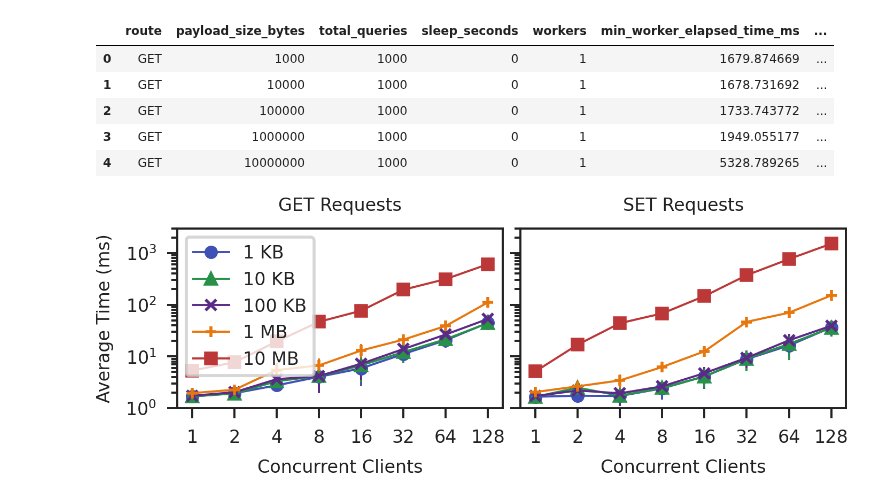
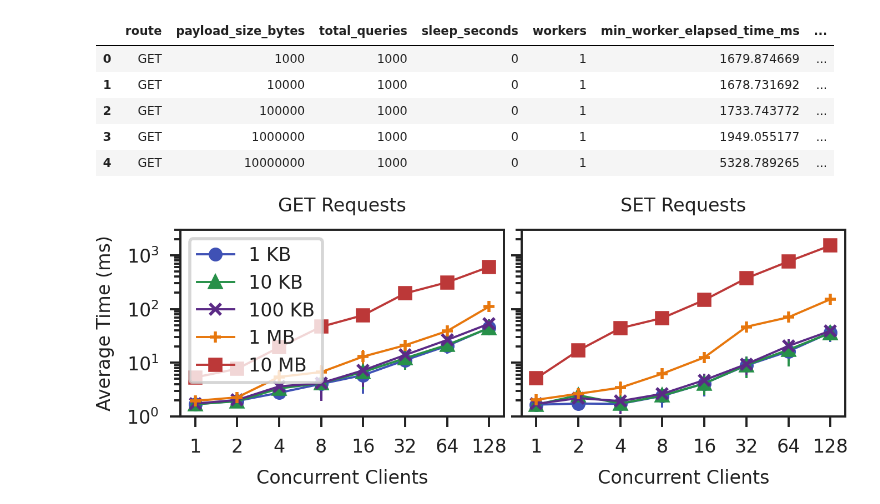
Before and after one commit to proxystore/sc23-evaluation, a Jupyter notebook: 3-endpoint-performance-client-access.ipynb, the cells around one changed output. Saved outputs shown, nothing was run; the diff lists cells and outputs as text; code cells hidden in the pictures.

```diff
--- a/3-endpoint-performance-client-access.ipynb
+++ b/3-endpoint-performance-client-access.ipynb
@@ -101,32 +101,32 @@ for data, ax in zip((GET_DATA, SET_DATA), axs):
     ax.set_xscale('log', base=2)
 
     for i, (payload, series) in enumerate(data.items()):
         # ax.plot(series['workers'], series['avg_latency'], marker=MARKERS[i], label=payload)
         ax.errorbar(series['workers'], series['avg_latency'], series['stdev_latency'], marker=MARKERS[i], label=payload)
 
 axs[0].set_xlabel('Concurrent Clients')
 axs[1].set_xlabel('Concurrent Clients')
 axs[0].set_ylabel('Average Time (ms)')
 axs[0].set_title('GET Requests')
 axs[1].set_title('SET Requests')
 
 axs[0].set_xticks([1, 2, 4, 8, 16, 32, 64, 128])
 axs[1].set_xticks([1, 2, 4, 8, 16, 32, 64, 128])
 axs[0].set_ylim([1, 3000])
 
 # Use integer x labels instead of powers of 2
 axs[0].get_xaxis().set_major_formatter(mticker.FormatStrFormatter('%.0f'))
 axs[1].get_xaxis().set_major_formatter(mticker.FormatStrFormatter('%.0f'))
 
 handles, labels = axs[0].get_legend_handles_labels()
 # remove the errorbars
 handles = [h[0] for h in handles]
 # use them in the legend
 axs[0].legend(handles, payload_labels, loc='upper left')
 
 fig.tight_layout(h_pad=.5, w_pad=0.75)
 
-fig.set_size_inches(3.5, 1.0)
+fig.set_size_inches(3.35, 1.0)
 plt.savefig('figures/endpoint-times-local.pdf', pad_inches=0.05)
 # %% [output]
-[figure, old version]
+[figure, new version]
```
Also changed, not shown: 13 other files.
